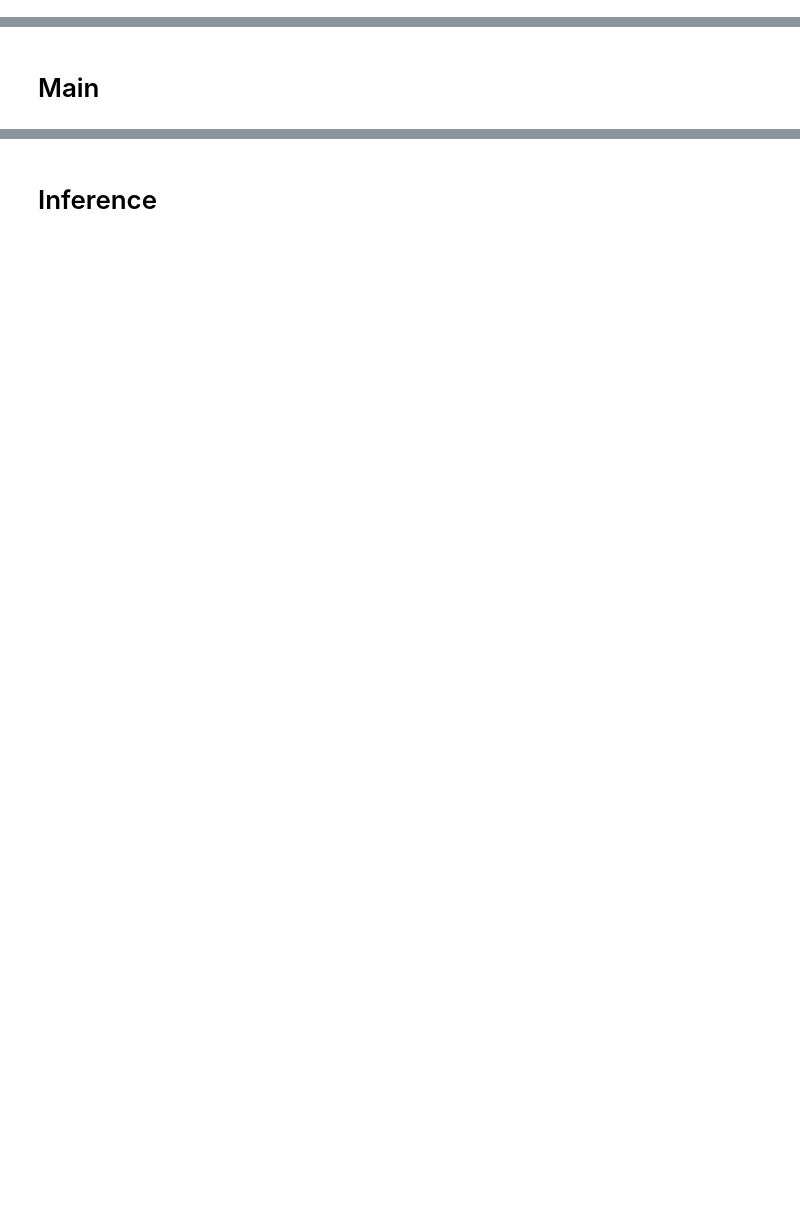
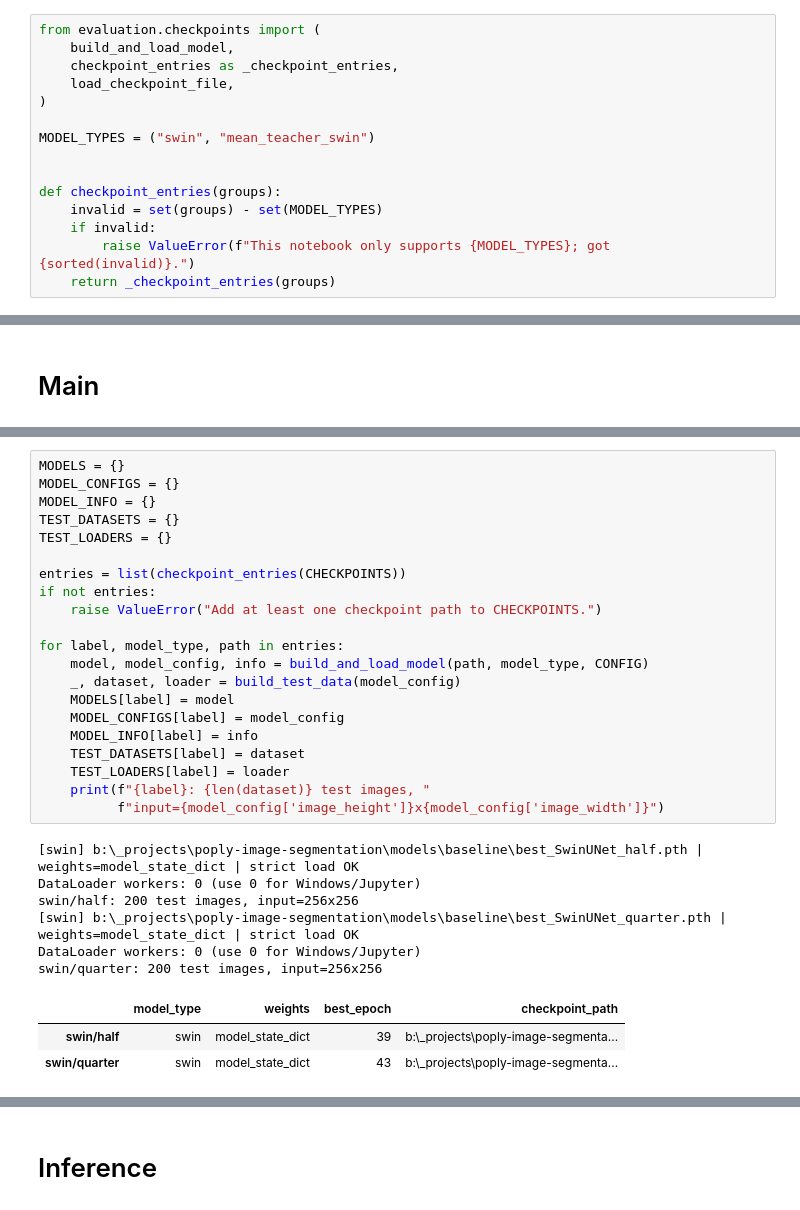
Before and after one commit to Avcuongy/poply-image-segmentation, a Jupyter notebook: notebooks/evaluation_swin_unet.ipynb, the cells around one changed output, grey strips where cells are left out. Saved outputs shown, nothing was run; the diff lists cells and outputs as text; blank space fills up the shorter version.

```diff
--- a/notebooks/evaluation_swin_unet.ipynb
+++ b/notebooks/evaluation_swin_unet.ipynb
@@ -2009 +347,16 @@ def build_and_load_swin_unet(
+# %%
+from evaluation.checkpoints import (
+    build_and_load_model,
+    checkpoint_entries as _checkpoint_entries,
+    load_checkpoint_file,
+)
+
+MODEL_TYPES = ("swin", "mean_teacher_swin")
+
+
+def checkpoint_entries(groups):
+    invalid = set(groups) - set(MODEL_TYPES)
+    if invalid:
+        raise ValueError(f"This notebook only supports {MODEL_TYPES}; got {sorted(invalid)}.")
+    return _checkpoint_entries(groups)
 # %%
@@ -2415 +777,32 @@ print("Loaded models:", list(SWIN_MODELS))
+# %%
+MODELS = {}
+MODEL_CONFIGS = {}
+MODEL_INFO = {}
+TEST_DATASETS = {}
+TEST_LOADERS = {}
+
+entries = list(checkpoint_entries(CHECKPOINTS))
+if not entries:
+    raise ValueError("Add at least one checkpoint path to CHECKPOINTS.")
+
+for label, model_type, path in entries:
+    model, model_config, info = build_and_load_model(path, model_type, CONFIG)
+    _, dataset, loader = build_test_data(model_config)
+    MODELS[label] = model
+    MODEL_CONFIGS[label] = model_config
+    MODEL_INFO[label] = info
+    TEST_DATASETS[label] = dataset
+    TEST_LOADERS[label] = loader
+    print(f"{label}: {len(dataset)} test images, "
+          f"input={model_config['image_height']}x{model_config['image_width']}")
+# %% [output]
+[swin] b:\_projects\poply-image-segmentation\models\baseline\best_SwinUNet_half.pth | weights=model_state_dict | strict load OK
+DataLoader workers: 0 (use 0 for Windows/Jupyter)
+swin/half: 200 test images, input=256x256
+[swin] b:\_projects\poply-image-segmentation\models\baseline\best_SwinUNet_quarter.pth | weights=model_state_dict | strict load OK
+DataLoader workers: 0 (use 0 for Windows/Jupyter)
+swin/quarter: 200 test images, input=256x256
+|  | model_type | weights | best_epoch | checkpoint_path |
+| swin/half | swin | model_state_dict | 39 | b:\_projects\poply-image-segmenta... |
+| swin/quarter | swin | model_state_dict | 43 | b:\_projects\poply-image-segmenta... |
 # %%
```
Also changed, not shown: parts of 22 cells of this notebook, 12 other files.
